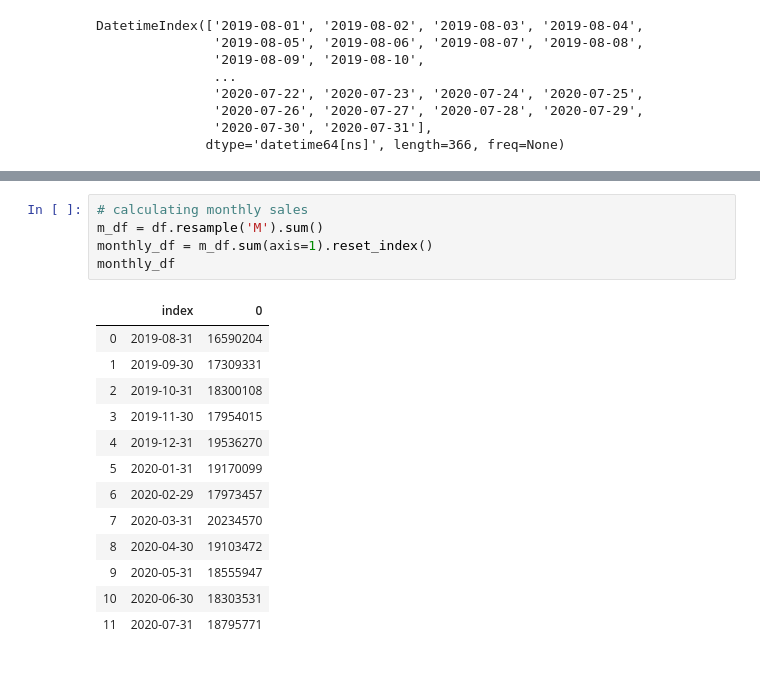
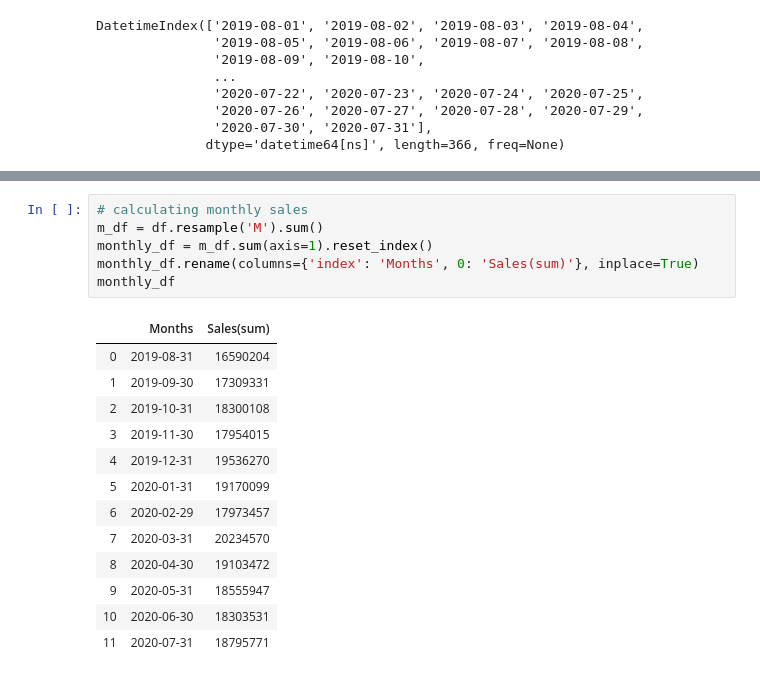
Before and after one commit to rohit-kulkarni247/merkle-sokrati-task, a Jupyter notebook: analysis2.ipynb, the cells around one changed output, grey strips where cells are left out. Saved outputs shown, nothing was run; the diff lists cells and outputs as text.

```diff
--- a/analysis2.ipynb
+++ b/analysis2.ipynb
@@ -57,10 +74,11 @@ new_df.sum(axis=1).reset_index()
 # %%
 # calculating monthly sales
 m_df = df.resample('M').sum()
 monthly_df = m_df.sum(axis=1).reset_index()
+monthly_df.rename(columns={'index': 'Months', 0: 'Sales(sum)'}, inplace=True)
 monthly_df
 # %% [output]
-|  | index | 0 |
+|  | Months | Sales(sum) |
 | 0 | 2019-08-31 | 16590204 |
 | 1 | 2019-09-30 | 17309331 |
 | 2 | 2019-10-31 | 18300108 |
```
Also changed, not shown: parts of 8 cells of this notebook.
